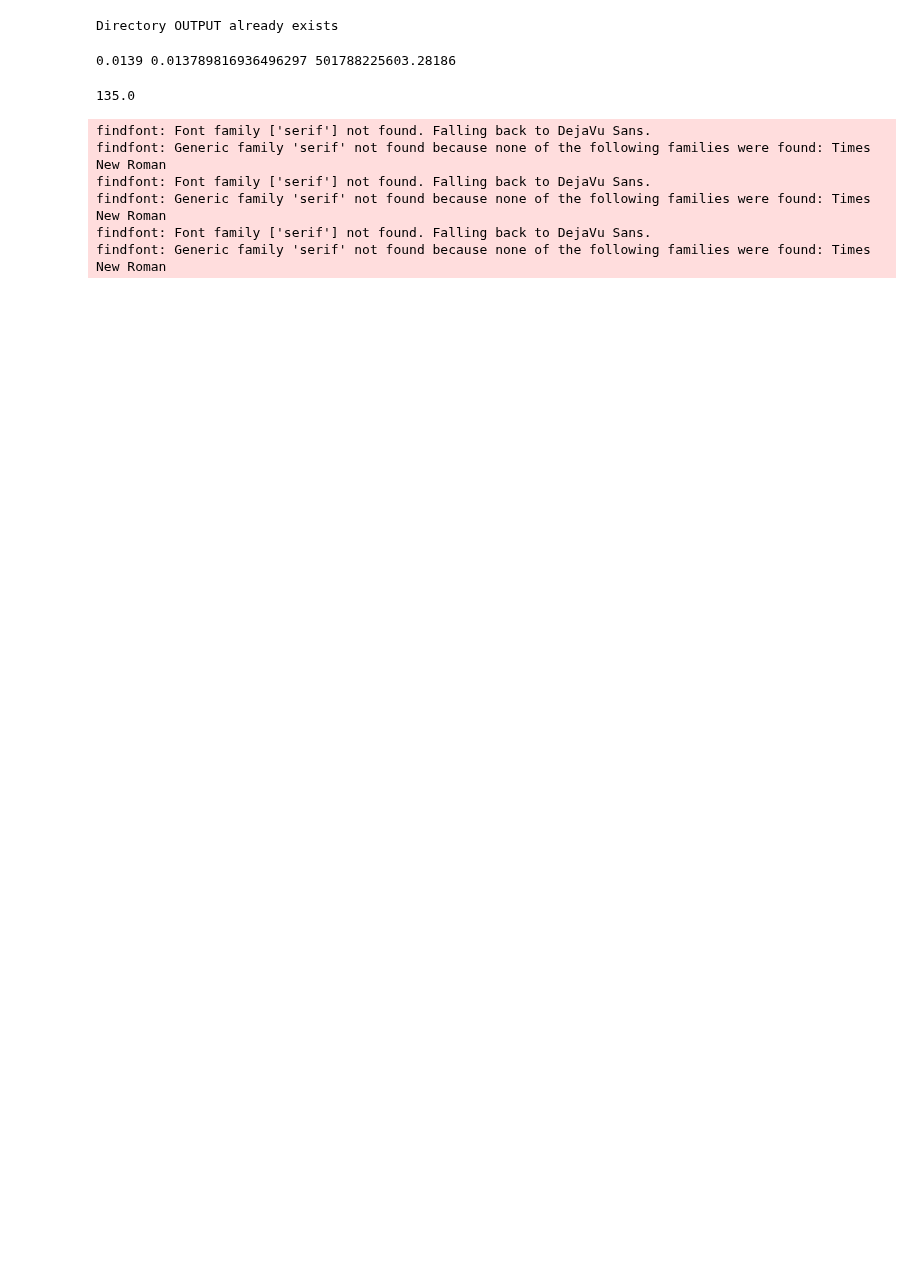
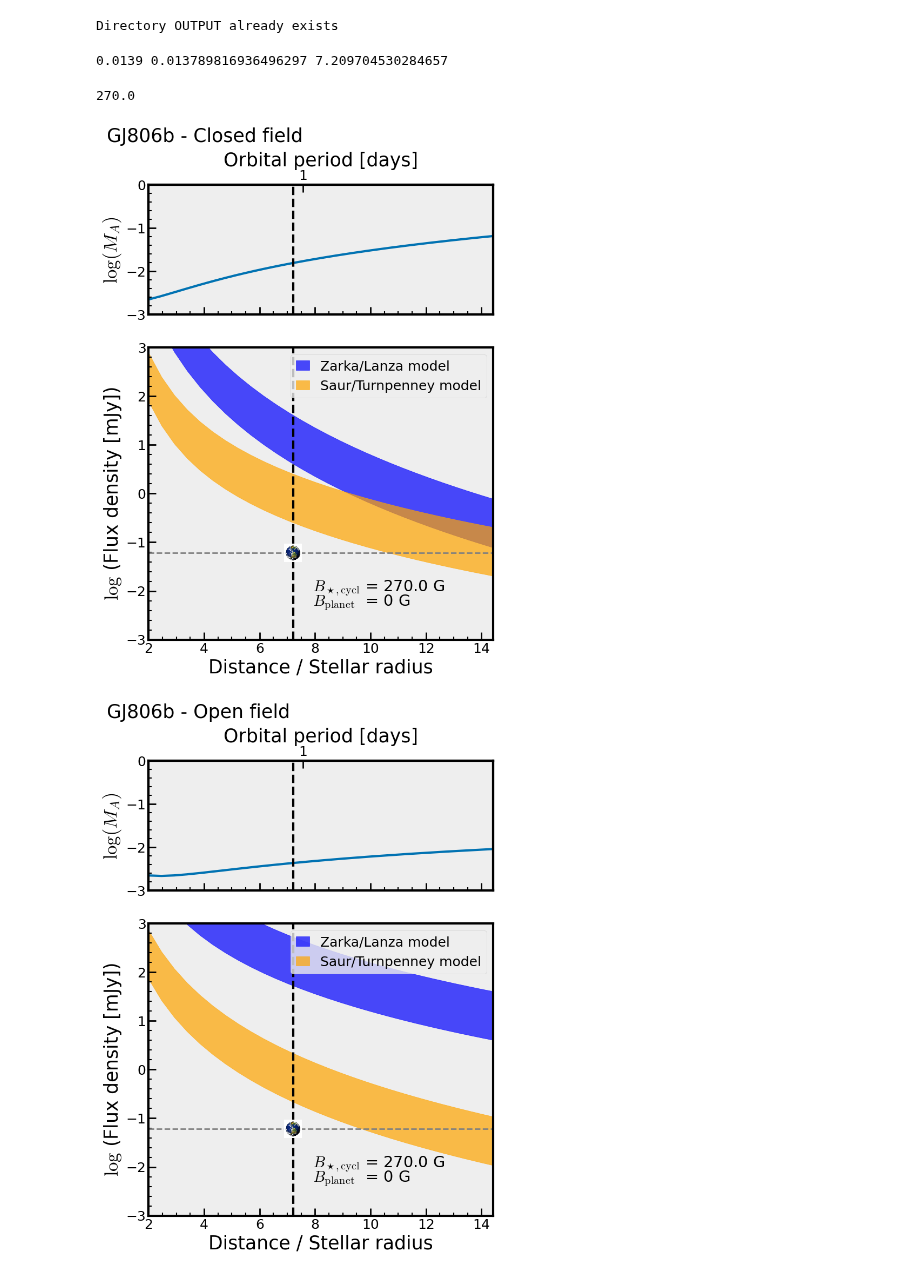
Before and after one commit to mapereztorres/spirou, a Jupyter notebook: SPI.ipynb, the cells around one changed output. Drawn from its saved outputs; the diff is of its cells as text; code cells hidden in the pictures; blank space fills up the shorter version.

```diff
--- a/SPI.ipynb
+++ b/SPI.ipynb
@@ -100,21 +107,21 @@ except FileExistsError:
 Directory OUTPUT already exists
 # %%
 indi = 11
-M_star = data['star_mass(M_Sun)'][indi] * M_sun
-P_orb  = data['orbital_period(days)'][indi] # Orbital period, in days
+M_star = data['mass_star(m_sun)'][indi] * M_sun
+P_orb  = data['p_orb(days)'][indi] # Orbital period, in days
 P_orb  *= 86400 # Orbital period, in cgs
 semimajor_a = Kepler_r(M_star, P_orb)/au
-R_star = data['star_radius(R_Sun)'][indi]
-orb_distance = data['a(AU)'][indi]*au/R_star # in stellar radii
-print(data['a(AU)'][indi], semimajor_a, orb_distance)
+R_star = data['radius_star(r_sun)'][indi]
+orb_distance = data['a(au)'][indi]*au/(R_star*R_sun) # in stellar radii
+print(data['a(au)'][indi], semimajor_a, orb_distance)
 # %% [output]
-0.0139 0.013789816936496297 501788225603.28186
+0.0139 0.013789816936496297 7.209704530284657
 # %%
 #_orb_2 = (data['a(AU)'][i]*au)/(data['star_radius(R_Sun)'][i]*R_sun)
 #rint(r_orb_2)
-print(data['B_star'][indi])
+print(data['bfield_star(gauss)'][indi])
 # %% [output]
-135.0
+270.0
 # %%
 def B_shulyak(P_rot):
     """Computes the magnetic field of the star, in Gauss, for an assumed P_rot, in days.
@@ -138,7 +145,7 @@ def B_shulyak(P_rot):
 #  Bp0_arr = 1 - magnetized planet, i.e., B_planet = 0 G;
 
 Bfield_geom_arr = [0,1]
-Bp0_arr= [0,1]
+Bp0_arr= [0]
 #Bfield_geom_arr = [0,1]
 #Bp0_arr= [0,1]
 
@@ -148,22 +155,20 @@ Bp0_arr= [0,1]
 star_array = [11]
 for indi in star_array:
     #indi=63
-    d      = data['d_pc'][indi] * pc # distance , in  # Bailer-Jones+2018
-    R_star = data['star_radius(R_Sun)'][indi] * R_sun # Stellar radius in cm, Maldonado+2017
-    M_star = data['star_mass(M_Sun)'][indi] * M_sun # Stellar mass in g,
-    P_rot_star = data['P_rot'][indi] *day #Rotation period  of star, in sec
-    B_star = data['B_star'][indi] # Stellar surface magnetic field
+    d      = data['d_star(pc)'][indi] * pc # distance , in  # Bailer-Jones+2018
+    R_star = data['radius_star(r_sun)'][indi] * R_sun # Stellar radius in cm, Maldonado+2017
+    M_star = data['mass_star(m_sun)'][indi] * M_sun # Stellar mass in g,
+    P_rot_star = data['p_rot(days)'][indi] *day #Rotation period  of star, in sec
+    B_star = data['bfield_star(gauss)'][indi] # Stellar surface magnetic field
 
     # Planet -
-    Exoplanet = data['planet name'][indi]
-    Rp = data['planet_radius(R_Earth)'][indi]*R_earth # Planetary radius
-    r_orb  = data['a(AU)'][indi]*au    # orbital distance, in cm
-    P_orb = data['orbital_period(days)'][indi] #orbital period of planet, in days
+    Exoplanet = data['planet_name'][indi]
+    Rp = data['radius_planet(r_earth)'][indi]*R_earth # Planetary radius
+    r_orb  = data['a(au)'][indi]*au    # orbital distance, in cm
+    P_orb = data['p_orb(days)'][indi] #orbital period of planet, in days
 
     for ind in Bfield_geom_arr:
         for ind1 in Bp0_arr:
-
-
             # Common properties for star and planet
             #
             Omega_star = 2.0*np.pi / P_rot_star # Angular rotation velocity of the star
@@ -496,7 +501,7 @@ for indi in star_array:
             # draw a little Earth at the planet position for visualization purposes
             paths = ['./pics/earth.jpg']
             x = [r_orb/R_star]
-            y = [-2.6]
+            y = [np.log10(3*rms)]
             for x0, y0, path in zip(x, y, paths):
                 ab = AnnotationBbox(getImage(path), (x0, y0), frameon=False)
                 ax2.add_artist(ab)
@@ -514,7 +519,7 @@ for indi in star_array:
             ax2.set_ylabel(r"${\rm log}$ (Flux density [mJy])")
 
             # draw 3*rms upper limit
-            #ax2.axhline(y=np.log10(3*rms), ls='--', color='grey', lw=2)
+            ax2.axhline(y=np.log10(3*rms), ls='--', color='grey', lw=2)
 
             ax1.plot([xmin, xmax],[22,22],'k--') # This line needs to be modified to take into account different
             ax2.legend(loc=1)
@@ -526,66 +531,64 @@ for indi in star_array:
             #ax2.text(x=12,y=-1.6,s=r"$B_{\rm planet}$ = " + str(Bp) + " G ", fontsize='small')
             #ax2.text(x=12,y=-2.0,s=r"$n_{\rm corona}$ = " + str(n_sw_base/1e7) + "x10$^7$ cm$^{-3}$ ", fontsize='small')
             #ax2.text(x=3,y=0.1+np.log10(3*rms),s=r"Requested 3$\sigma$", fontsize='x-small')
+
             xpos = d_orb_max/2 + 0.7
-            ypos = -1.5
+            ypos = -2.0
             d_ypos = 0.3
-            ax2.text(x=xpos,y=ypos,s=r"$B_{\rm cycl}$   = " + str(B_star) + " G ",fontsize='small')
-            ax2.text(x=xpos,y=ypos-d_ypos,s=r"$B_{\rm planet}$ = " + str(Bp) + " G ", fontsize='small')
-            ax2.text(x=xpos,y=ypos-2*d_ypos, s=r"$n_{\rm corona}$ = " + str(n_sw_base/1e7) + "x10$^7$ cm$^{-3}$ ", fontsize='small')
+            ax2.text(x=xpos,y=ypos,s=r"$B_{\rm \star,cycl}$ = " + str(B_star) + " G ",fontsize='small')
+            ax2.text(x=xpos,y=ypos-d_ypos,s=r"$B_{\rm planet}$  = " + str(Bp) + " G ", fontsize='small')
+            #ax2.text(x=xpos,y=ypos-2*d_ypos, s=r"$n_{\rm corona}$ = " + str(n_sw_base/1e7) + "x10$^7$ cm$^{-3}$ ", fontsize='small')
 
             common_string = str(B_star)+"G"+"-Bplanet"+str(Bp)+"G"
             if open_field:
-                ax1.text(x=0, y=1, s= Exoplanet + " - Open field")
+                ax1.text(x=0.5, y=1, s= Exoplanet + " - Open field")
                 outfile = Exoplanet + "-Open-Bstar"+ common_string
             else:
-                ax1.text(x=0, y=1, s= Exoplanet + " - Closed field")
+                ax1.text(x=0.5, y=1, s= Exoplanet + " - Closed field")
                 outfile = Exoplanet + "-Closed-Bstar"+ common_string
 
             plt.tight_layout()
 
 
             # Variable to send output to files (output=1), or show them in the notebook (output = 0)
-            output = 1
+            output = 0
 
             if output:
                 common_string = str(B_star)+"G"+"-Bplanet"+str(Bp)+"G"
                 if open_field:
-                    ax1.text(x=0, y=1, s= Exoplanet + " - Open field")
+                    ax1.text(x=0.5, y=1, s= Exoplanet + " - Open field")
                     out = Exoplanet + "-Open-Bstar"+ common_string
                 else:
-                    ax1.text(x=0, y=1, s= Exoplanet + " - Closed field")
+                    ax1.text(x=0.5, y=1, s= Exoplanet + " - Closed field")
                     out = Exoplanet + "-Closed-Bstar"+ common_string
 
                 outfilePDF = os.path.join(outdir, outfile+".pdf")
                 plt.savefig(outfilePDF)
                 plt.close()
             else:
                 plt.show()
 
 
             #Print out relevant input and output parameters, including the expected flux received at Earth
             # from the SPI at the position of the planet
             # To this end, first find out the position of the planet in the distance array
             d_diff = np.abs((d_orb-r_orb)/R_star)
             loc_pl = np.where(d_diff == d_diff.min())
 
             outfileTXT = os.path.join(outdir, outfile+'.txt')
             with open(outfileTXT, 'w') as f:
                 f.write('# INPUT PARAMETERS:  ########\n')
                 f.write('B_star = {0:.0f} G; B_planet = {1:.0f} G\n'.format(B_star, Bp))
-                f.write('# T_corona = {0:.0e} K\n'.format(T_corona))
+                f.write('eps_min = {0:.0f}; eps_max = {1:.0f}\n'.format(eps_min, eps_max))
+                f.write('T_corona = {0:.0e} K\n'.format(T_corona))
                 f.write('Stellar wind particle density at the base = {0:.0e} cm-3\n\n'.format(n_sw_base))
                 f.write('# OUTPUT PARAMETERS: ########\n')
                 f.write('ECMI freq (fundamental) = {0:.0f} MHz\n'.format(gyrofreq/1e6))
                 f.write('Flux_ST: ({0}, {1}) mJy\n'.format(Flux_r_S_min[loc_pl], Flux_r_S_max[loc_pl]))
                 f.write('Flux_ZL: ({0}, {1}) mJy\n'.format(Flux_r_S_ZL_min[loc_pl], Flux_r_S_ZL_max[loc_pl]))
 # %% [output]
-findfont: Font family ['serif'] not found. Falling back to DejaVu Sans.
-findfont: Generic family 'serif' not found because none of the following families were found: Times New Roman
-findfont: Font family ['serif'] not found. Falling back to DejaVu Sans.
-findfont: Generic family 'serif' not found because none of the following families were found: Times New Roman
-findfont: Font family ['serif'] not found. Falling back to DejaVu Sans.
-findfont: Generic family 'serif' not found because none of the following families were found: Times New Roman
+[figure, added]
+[figure, added]
 # %%
 # Print out the expected flux received at Earth from the SPI at the position of the planet
 
```
Also changed, not shown: parts of 5 cells of this notebook, 4 other files.
